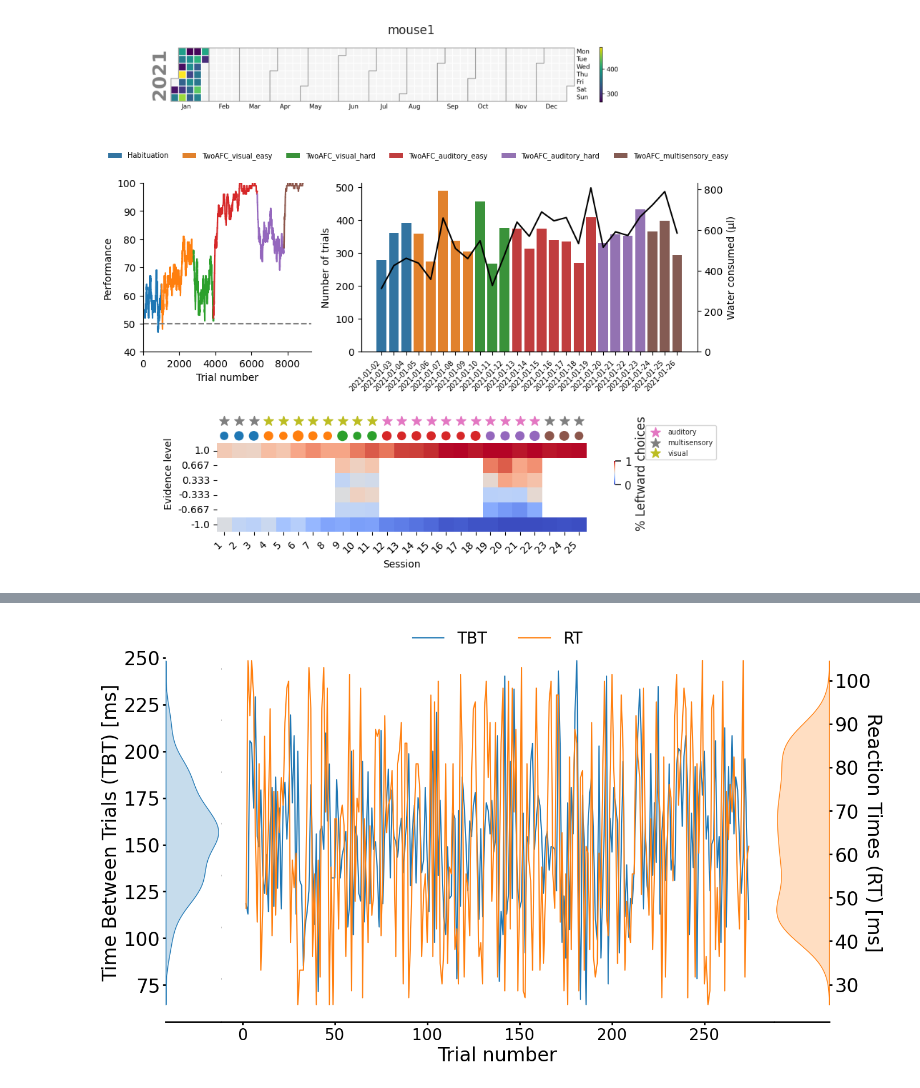
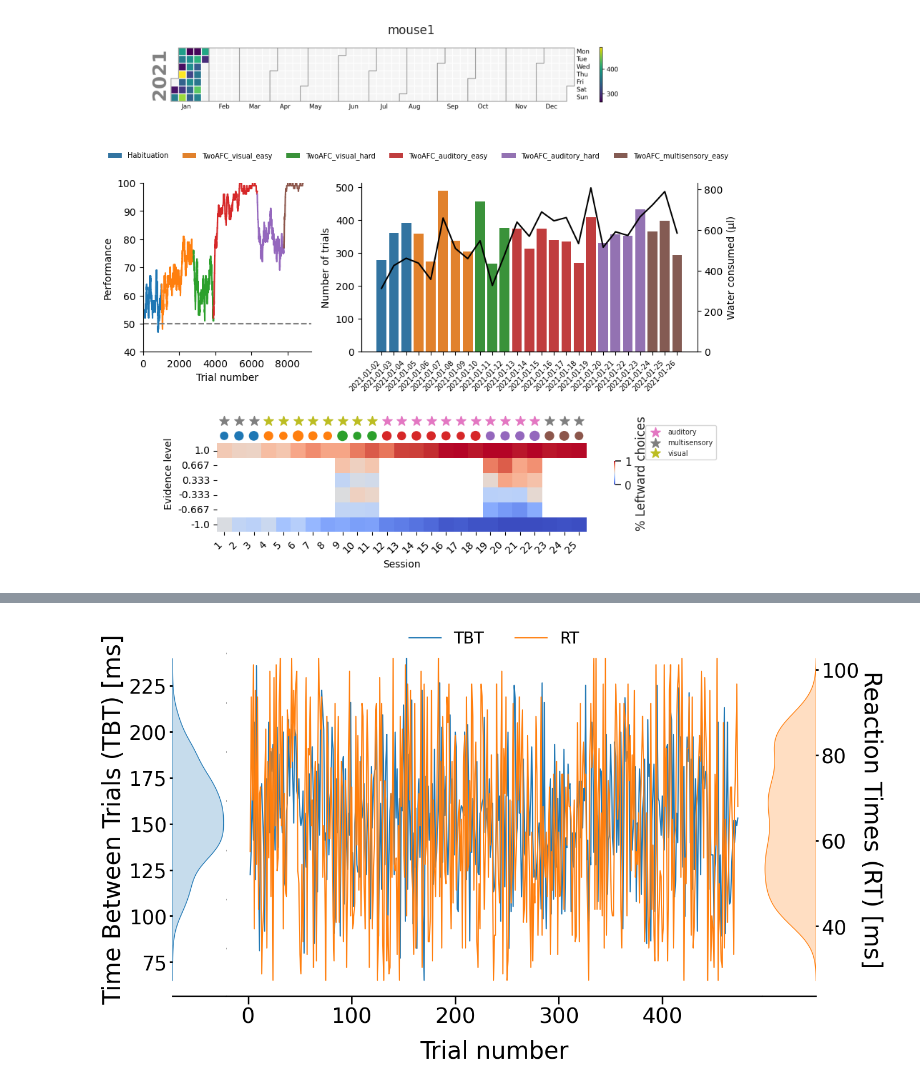
Before and after one commit to LearningCircuitsLab/lecilab-behavior-analysis, a Jupyter notebook: lecilab_behavior_analysis/plot_testing.ipynb, the cells around one changed output, grey strips where cells are left out. Cells and saved outputs as stored; diff of their text form; code cells hidden in the pictures.

```diff
--- a/lecilab_behavior_analysis/plot_testing.ipynb
+++ b/lecilab_behavior_analysis/plot_testing.ipynb
@@ -23,9 +23,9 @@ fig = session_summary_figure(sdf, mouse, perf_window=25)
 # %%
 from lecilab_behavior_analysis.plots import plot_time_between_trials_and_reaction_time
 from lecilab_behavior_analysis.df_transforms import calculate_time_between_trials_and_rection_time
-session = 5
+session = 20
 df = calculate_time_between_trials_and_rection_time(df)
 sdf = df[df["session"] == session].copy()
 fig = plot_time_between_trials_and_reaction_time(sdf)
 # %% [output]
-[figure, old version]
+[figure, new version]
```
Also changed, not shown: parts of 1 cell of this notebook, 2 other files.
